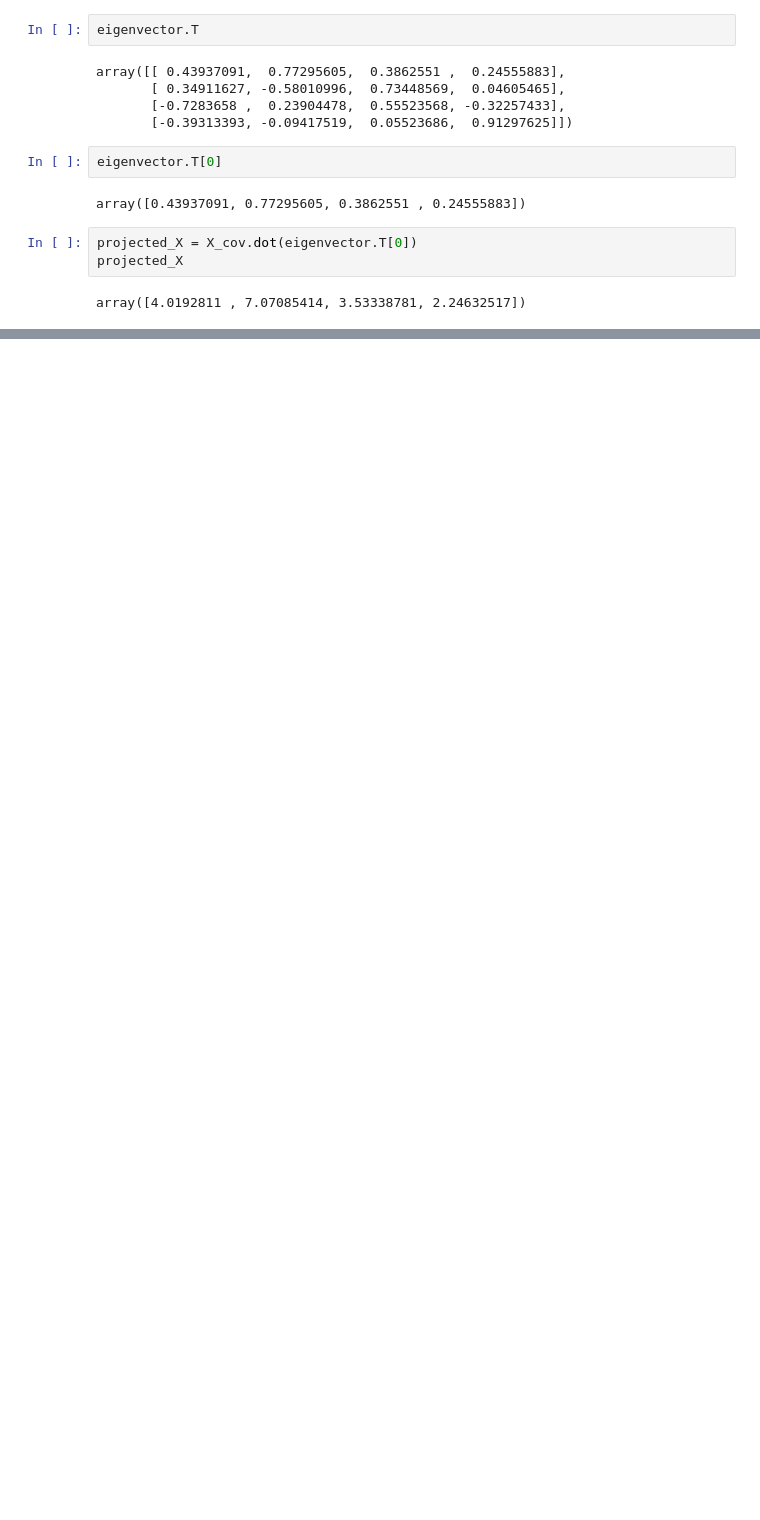
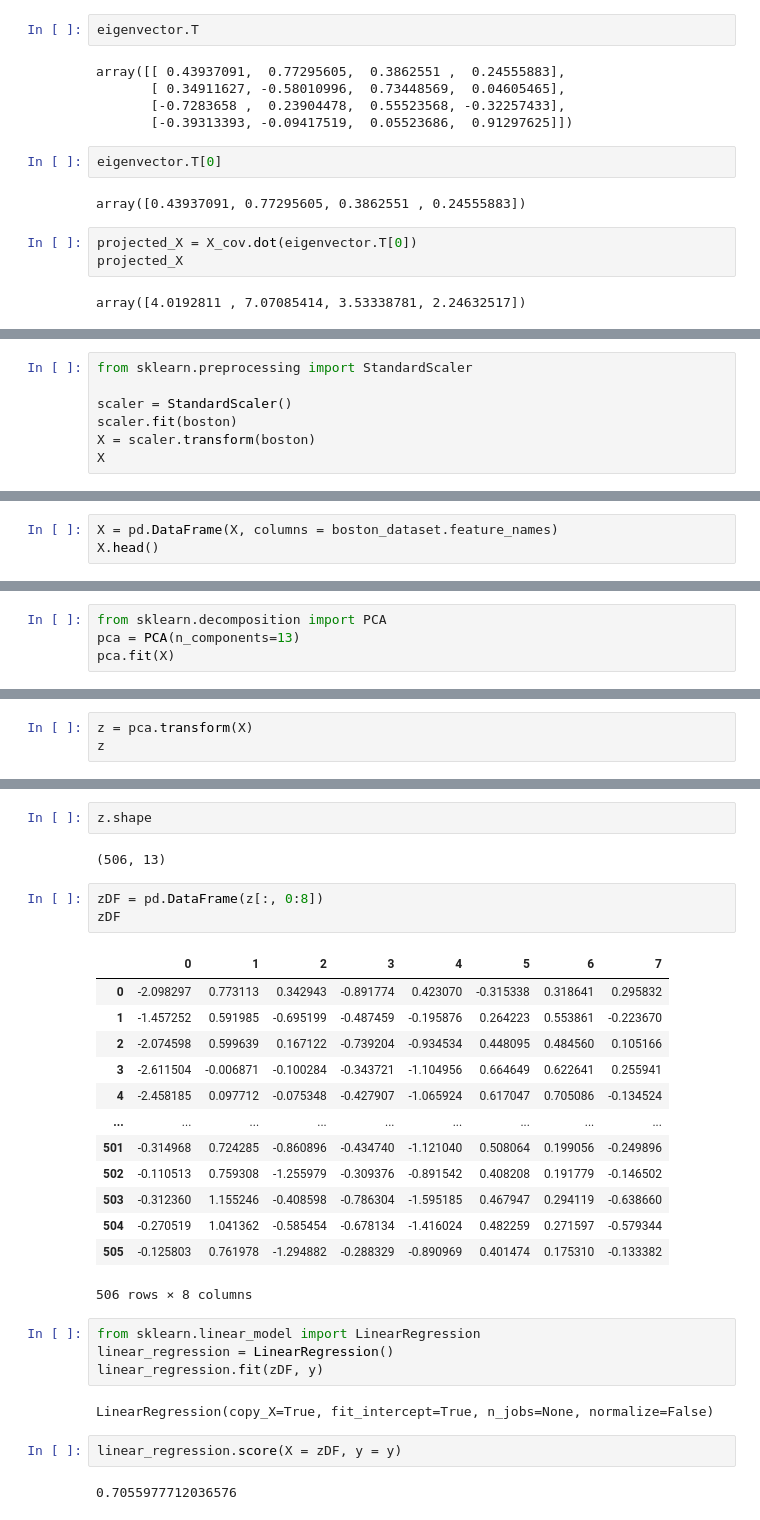
Before and after one commit to kimmyungyun/TIL, a Jupyter notebook: DeepLearning/예제2/PCA.ipynb, the cells around one changed output, grey strips where cells are left out. Saved outputs shown, nothing was run; the diff lists cells and outputs as text; blank space fills up the shorter version.

```diff
--- a/DeepLearning/예제2/PCA.ipynb
+++ b/DeepLearning/예제2/PCA.ipynb
@@ -172,0 +353,7 @@ array([4.0192811 , 7.07085414, 3.53338781, 2.24632517])
+# %%
+from sklearn.preprocessing import StandardScaler
+
+scaler = StandardScaler()
+scaler.fit(boston)
+X = scaler.transform(boston)
+X
@@ -172,0 +380,3 @@ array([4.0192811 , 7.07085414, 3.53338781, 2.24632517])
+# %%
+X = pd.DataFrame(X, columns = boston_dataset.feature_names)
+X.head()
@@ -172,0 +411,4 @@ array([4.0192811 , 7.07085414, 3.53338781, 2.24632517])
+# %%
+from sklearn.decomposition import PCA
+pca = PCA(n_components=13)
+pca.fit(X)
@@ -172,0 +449,3 @@ array([4.0192811 , 7.07085414, 3.53338781, 2.24632517])
+# %%
+z = pca.transform(X)
+z
@@ -172,0 +466,31 @@ array([4.0192811 , 7.07085414, 3.53338781, 2.24632517])
+# %%
+z.shape
+# %% [output]
+(506, 13)
+# %%
+zDF = pd.DataFrame(z[:, 0:8])
+zDF
+# %% [output]
+|  | 0 | 1 | 2 | 3 | 4 | 5 | 6 | 7 |
+| 0 | -2.098297 | 0.773113 | 0.342943 | -0.891774 | 0.423070 | -0.315338 | 0.318641 | 0.295832 |
+| 1 | -1.457252 | 0.591985 | -0.695199 | -0.487459 | -0.195876 | 0.264223 | 0.553861 | -0.223670 |
+| 2 | -2.074598 | 0.599639 | 0.167122 | -0.739204 | -0.934534 | 0.448095 | 0.484560 | 0.105166 |
+| 3 | -2.611504 | -0.006871 | -0.100284 | -0.343721 | -1.104956 | 0.664649 | 0.622641 | 0.255941 |
+| 4 | -2.458185 | 0.097712 | -0.075348 | -0.427907 | -1.065924 | 0.617047 | 0.705086 | -0.134524 |
+| ... | ... | ... | ... | ... | ... | ... | ... | ... |
+| 501 | -0.314968 | 0.724285 | -0.860896 | -0.434740 | -1.121040 | 0.508064 | 0.199056 | -0.249896 |
+| 502 | -0.110513 | 0.759308 | -1.255979 | -0.309376 | -0.891542 | 0.408208 | 0.191779 | -0.146502 |
+| 503 | -0.312360 | 1.155246 | -0.408598 | -0.786304 | -1.595185 | 0.467947 | 0.294119 | -0.638660 |
+| 504 | -0.270519 | 1.041362 | -0.585454 | -0.678134 | -1.416024 | 0.482259 | 0.271597 | -0.579344 |
+| 505 | -0.125803 | 0.761978 | -1.294882 | -0.288329 | -0.890969 | 0.401474 | 0.175310 | -0.133382 |
+506 rows × 8 columns
+# %%
+from sklearn.linear_model import LinearRegression
+linear_regression = LinearRegression()
+linear_regression.fit(zDF, y)
+# %% [output]
+LinearRegression(copy_X=True, fit_intercept=True, n_jobs=None, normalize=False)
+# %%
+linear_regression.score(X = zDF, y = y)
+# %% [output]
+0.7055977712036576
```
Also changed, not shown: parts of 36 cells of this notebook, 14 other files.
